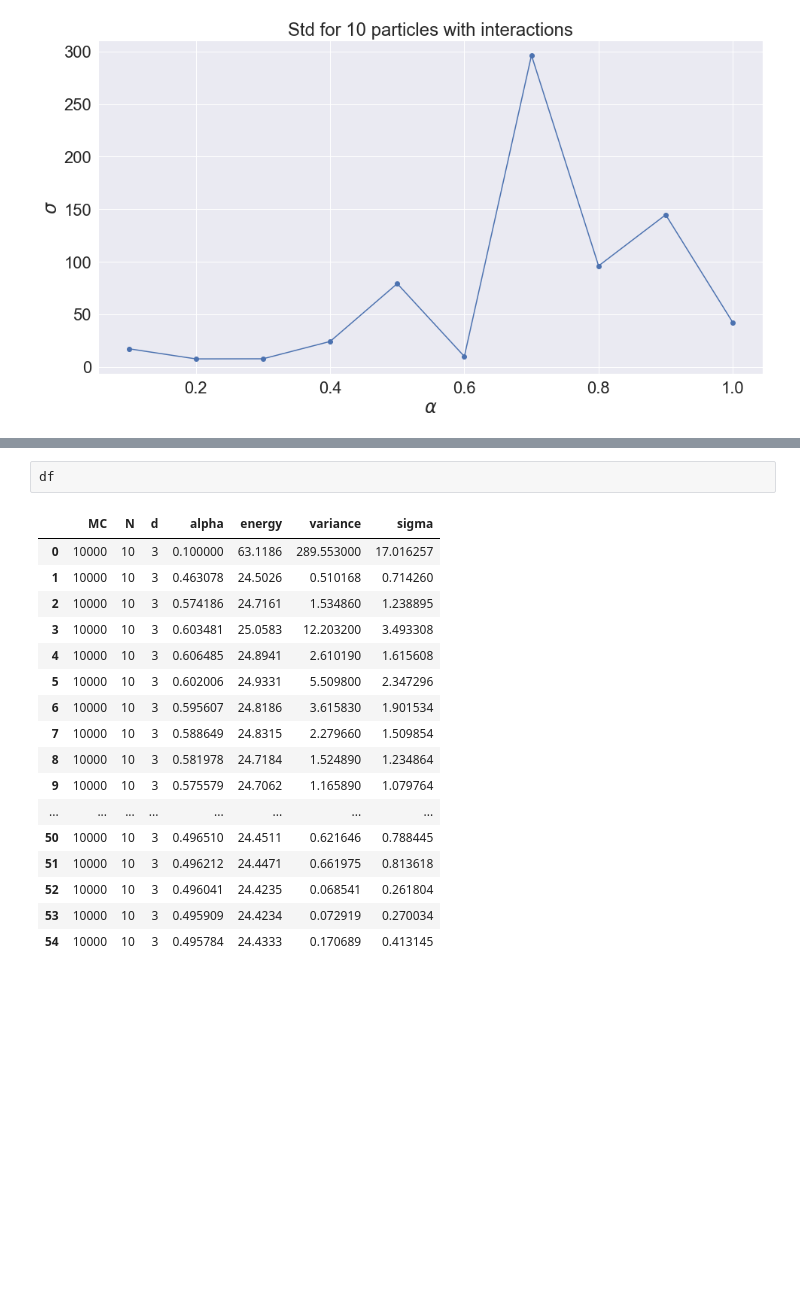
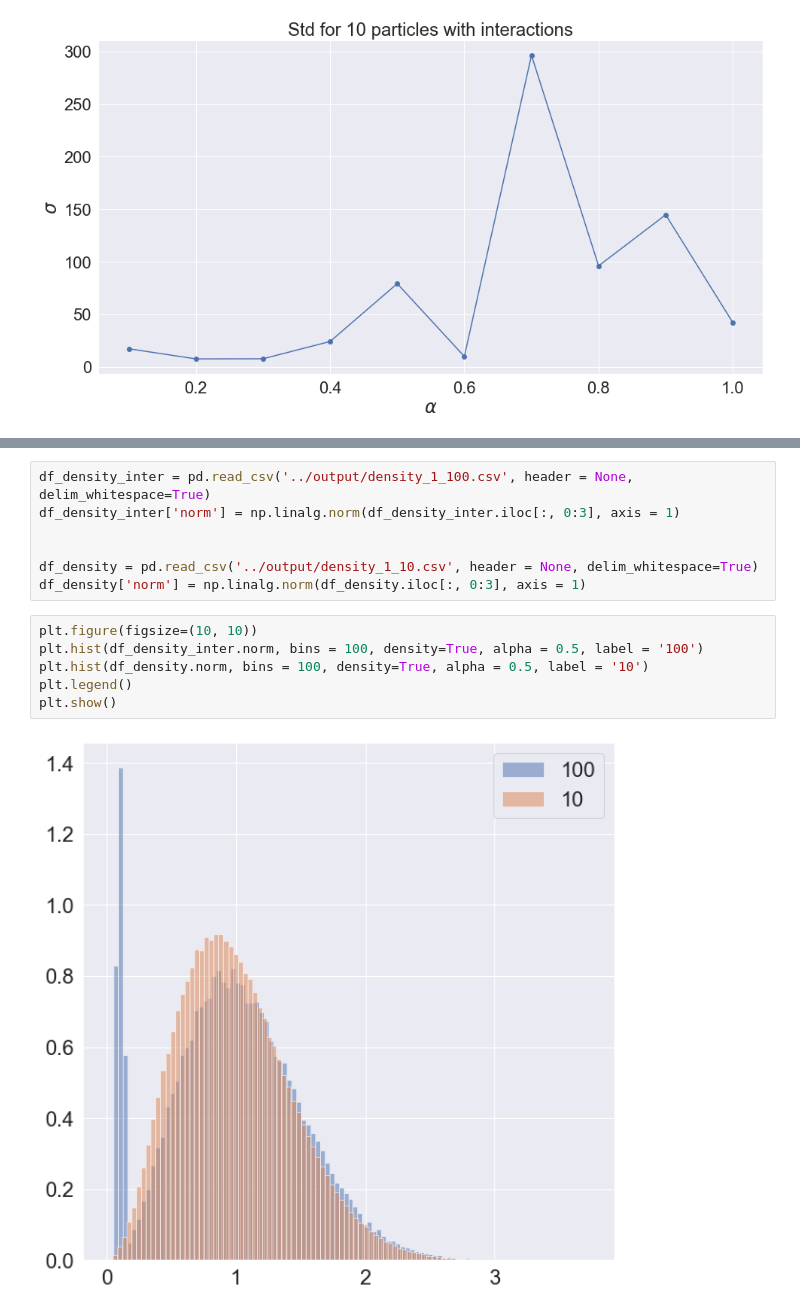
Before and after one commit to carlfre/FYS4411-project1, a Jupyter notebook: plots/plotting.ipynb, the cells around one changed output, grey strips where cells are left out. Cells and saved outputs as stored; diff of their text form; blank space fills up the shorter version.

Commit message:
One-body density

```diff
--- a/plots/plotting.ipynb
+++ b/plots/plotting.ipynb
@@ -268,20 +248,15 @@ plt.plot()
-# %%
-df
-# %% [output]
-|  | MC | N | d | alpha | energy | variance | sigma |
-| 0 | 10000 | 10 | 3 | 0.100000 | 63.1186 | 289.553000 | 17.016257 |
-| 1 | 10000 | 10 | 3 | 0.463078 | 24.5026 | 0.510168 | 0.714260 |
-| 2 | 10000 | 10 | 3 | 0.574186 | 24.7161 | 1.534860 | 1.238895 |
-| 3 | 10000 | 10 | 3 | 0.603481 | 25.0583 | 12.203200 | 3.493308 |
-| 4 | 10000 | 10 | 3 | 0.606485 | 24.8941 | 2.610190 | 1.615608 |
-| 5 | 10000 | 10 | 3 | 0.602006 | 24.9331 | 5.509800 | 2.347296 |
-| 6 | 10000 | 10 | 3 | 0.595607 | 24.8186 | 3.615830 | 1.901534 |
-| 7 | 10000 | 10 | 3 | 0.588649 | 24.8315 | 2.279660 | 1.509854 |
-| 8 | 10000 | 10 | 3 | 0.581978 | 24.7184 | 1.524890 | 1.234864 |
-| 9 | 10000 | 10 | 3 | 0.575579 | 24.7062 | 1.165890 | 1.079764 |
-| ... | ... | ... | ... | ... | ... | ... | ... |
-| 50 | 10000 | 10 | 3 | 0.496510 | 24.4511 | 0.621646 | 0.788445 |
-| 51 | 10000 | 10 | 3 | 0.496212 | 24.4471 | 0.661975 | 0.813618 |
-| 52 | 10000 | 10 | 3 | 0.496041 | 24.4235 | 0.068541 | 0.261804 |
-| 53 | 10000 | 10 | 3 | 0.495909 | 24.4234 | 0.072919 | 0.270034 |
-| 54 | 10000 | 10 | 3 | 0.495784 | 24.4333 | 0.170689 | 0.413145 |
+# %%
+df_density_inter = pd.read_csv('../output/density_1_100.csv', header = None, delim_whitespace=True)
+df_density_inter['norm'] = np.linalg.norm(df_density_inter.iloc[:, 0:3], axis = 1)
+
+
+df_density = pd.read_csv('../output/density_1_10.csv', header = None, delim_whitespace=True)
+df_density['norm'] = np.linalg.norm(df_density.iloc[:, 0:3], axis = 1)
+# %%
+plt.figure(figsize=(10, 10))
+plt.hist(df_density_inter.norm, bins = 100, density=True, alpha = 0.5, label = '100')
+plt.hist(df_density.norm, bins = 100, density=True, alpha = 0.5, label = '10')
+plt.legend()
+plt.show()
+# %% [output]
+[figure, added]
```
Also changed, not shown: parts of 5 cells of this notebook, 2 other files.
